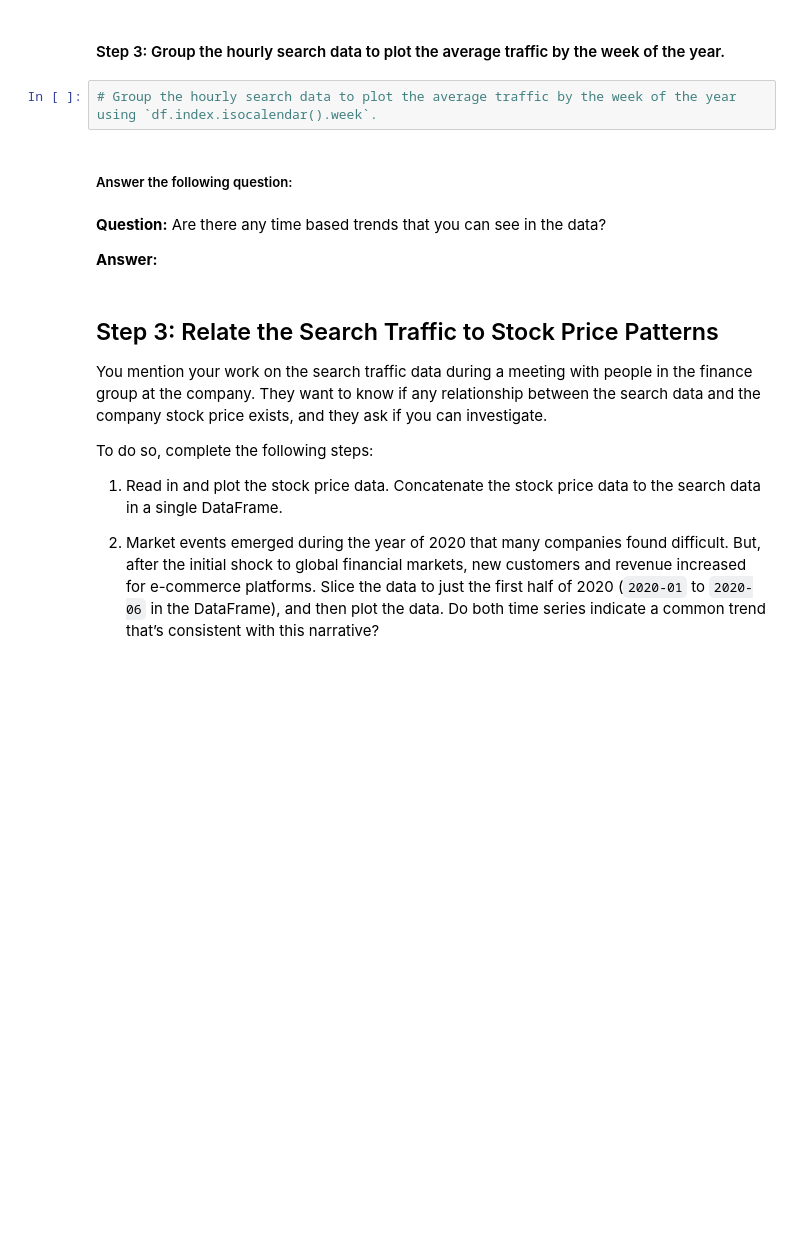
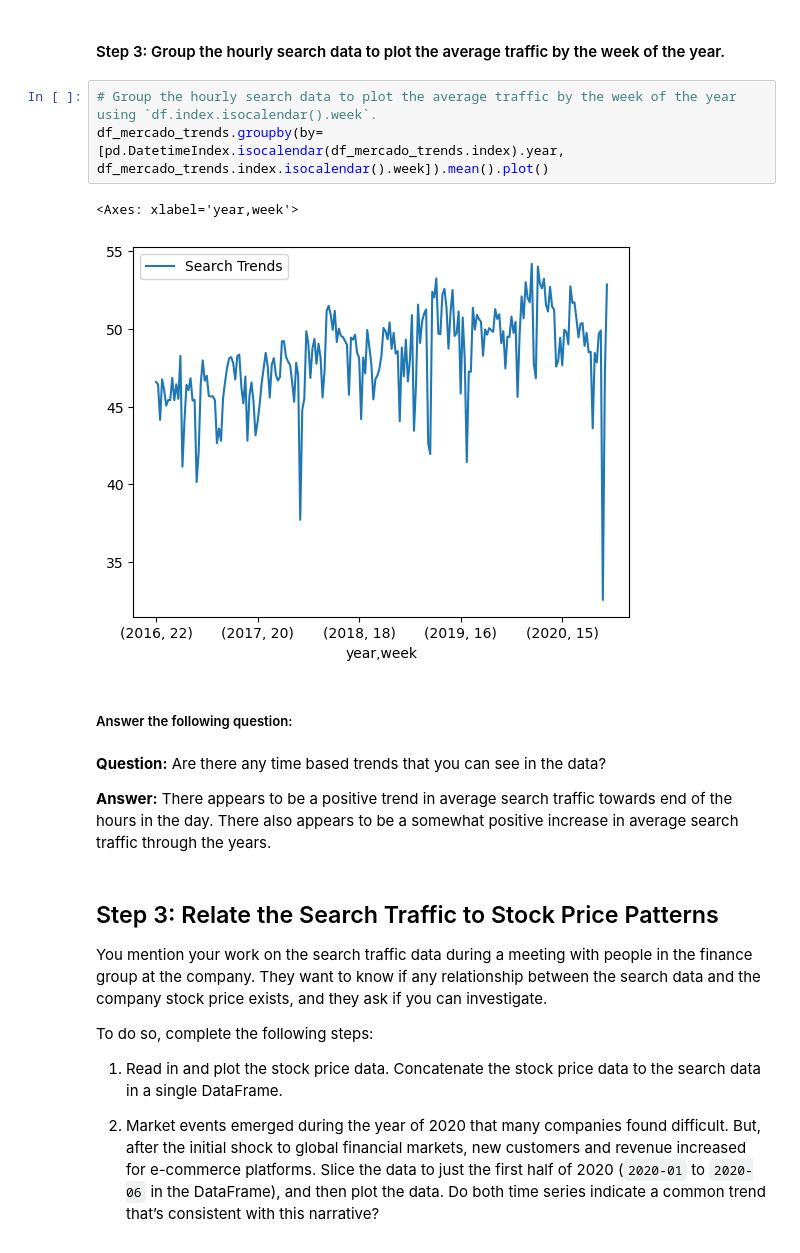
Before and after one commit to ronak-cmbyk/prophet-challenge, a Jupyter notebook: forecasting_net_prophet.ipynb, the cells around one changed output. Cells and saved outputs as stored; diff of their text form; blank space fills up the shorter version.

```diff
--- a/forecasting_net_prophet.ipynb
+++ b/forecasting_net_prophet.ipynb
@@ -170,12 +173,16 @@ df_mercado_trends.groupby(by=[pd.DatetimeIndex.isocalendar(df_mercado_trends.ind
 #### Step 3: Group the hourly search data to plot the average traffic by the week of the year.
 # %%
 # Group the hourly search data to plot the average traffic by the week of the year using `df.index.isocalendar().week`.
+df_mercado_trends.groupby(by=[pd.DatetimeIndex.isocalendar(df_mercado_trends.index).year, df_mercado_trends.index.isocalendar().week]).mean().plot()
+# %% [output]
+<Axes: xlabel='year,week'>
+[figure, added]
 # %% [markdown]
 ##### Answer the following question:
 # %% [markdown]
 **Question:** Are there any time based trends that you can see in the data?
 
-**Answer:**
+**Answer:** There appears to be a positive trend in average search traffic towards end of the hours in the day. There also appears to be a somewhat positive increase in average search traffic through the years.
 # %% [markdown]
 ## Step 3: Relate the Search Traffic to Stock Price Patterns
 
```
Also changed, not shown: parts of 2 cells of this notebook.
